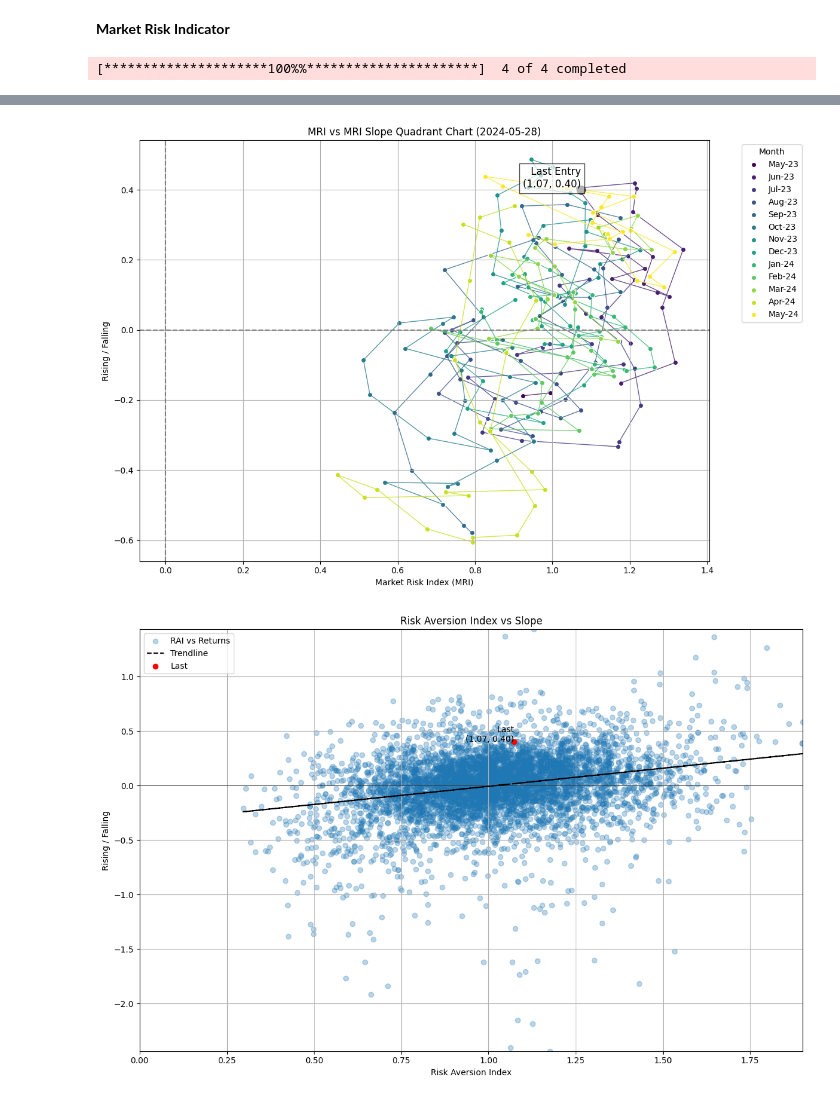
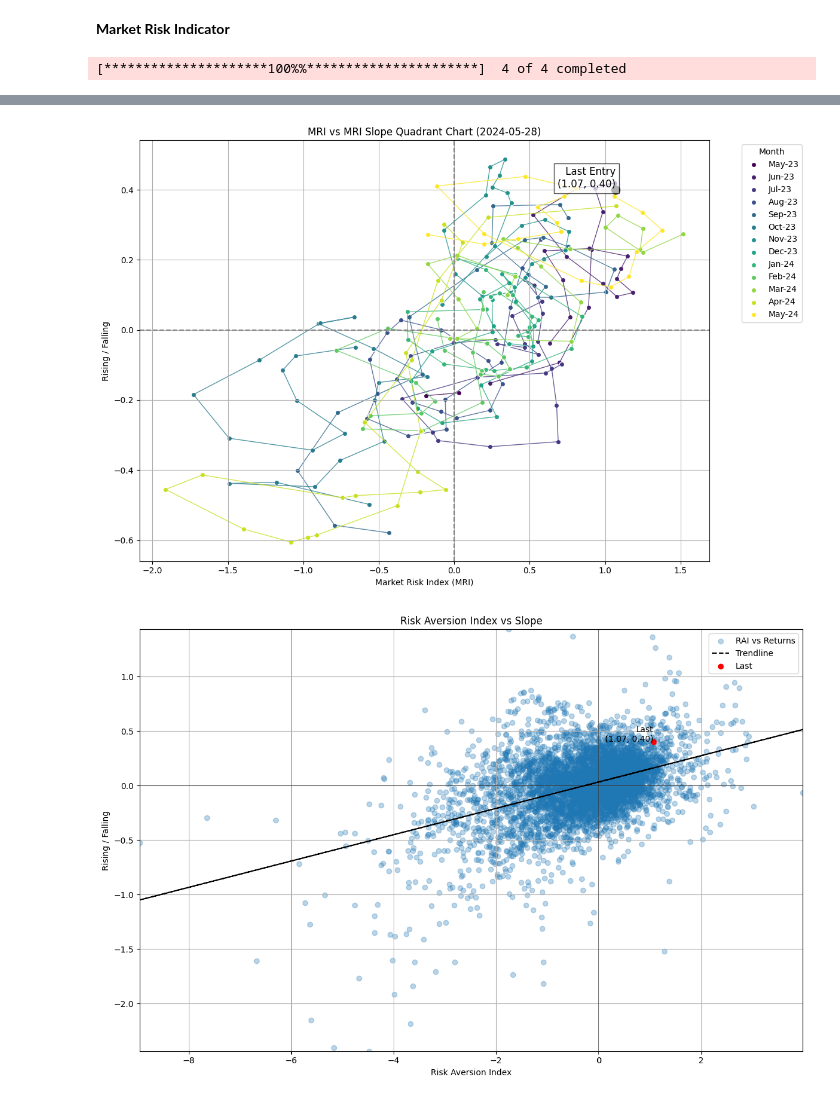
Before and after one commit to itssingh14/market_risk_index_dashboard, a Jupyter notebook: Codes/MRI.ipynb, the cells around one changed output, grey strips where cells are left out. Saved outputs shown, nothing was run; the diff lists cells and outputs as text; code cells hidden in the pictures.

```diff
--- a/Codes/MRI.ipynb
+++ b/Codes/MRI.ipynb
@@ -203,7 +203,7 @@ def plot_quadrant_chart(mri_dif, mri_slope, ticker):
     plt.figure(figsize=(12, 8))
 
     # Create DataFrame for plotting
-    df = pd.DataFrame({'MRI': mri_dif + 0.24, 'MRI Slope': mri_slope * 4}, index=pd.to_datetime(mri_dif.index))
+    df = pd.DataFrame({'MRI': mri_dif - 0.19, 'MRI Slope': mri_slope * 4}, index=pd.to_datetime(mri_dif.index))
 
     # Filter data for the last 12 months
     end_date = df.index.max()
@@ -244,7 +244,7 @@ def plot_quadrant_chart(mri_dif, mri_slope, ticker):
 
 def plot_risk_aversion_vs_returns(risk_aversion, returns, ticker):
     valid_mask = ~risk_aversion.isna() & ~returns.isna()
-    risk_aversion = risk_aversion[valid_mask] + 0.24
+    risk_aversion = risk_aversion[valid_mask] - 0.19
     returns = returns[valid_mask] * 4
 
     if risk_aversion.empty or returns.empty:
@@ -349,35 +349,35 @@ else:
     data_mri_fast = calculate_mri(data, lookback_periods_fast, slope_factor_fast)
     data_mri_slow = calculate_mri(data, lookback_periods_slow, slope_factor_slow)
 
     # Weighted average of fast and slow MRI
     data_mri_combined = (fast_weight * data_mri_fast + slow_weight * data_mri_slow)
     sign = np.sign(data_mri_combined)
 
     data_mri_combined = data_mri_combined.ffill().bfill()
 
     data_slope_fast = calculate_mri_slope(data_mri_combined, slope_factor_fast)
     data_slope_slow = calculate_mri_slope(data_mri_combined, slope_factor_slow)
     data_slope_combined = (fast_weight * data_slope_fast + slow_weight * data_slope_slow)
 
     data_rai_fast = calculate_risk_aversion_index(data, lookback_periods_fast)
     data_rai_slow = calculate_risk_aversion_index(data, lookback_periods_slow)
     data_rai_combined = (data_rai_fast + data_rai_slow) / 2
 
     daily_returns = data['^GSPC'].pct_change()
     mri_dif = data_mri_combined.diff()
 
     # Calculate new series
     risk_on, risk_off = calculate_risk(data, daily_returns, sign)
     ticker_performance = calculate_ticker_performance(data, daily_returns)
 
     # Plot results
     plot_data(data, data_mri_combined, gspc_ticker='^GSPC', start_date=start_date, end_date=end_date)
-    plot_quadrant_chart(data_rai_combined, data_slope_combined, selected_ticker)
-    plot_risk_aversion_vs_returns(data_rai_combined, data_slope_combined, selected_ticker)
+    plot_quadrant_chart(data_mri_combined, data_slope_combined, selected_ticker)
+    plot_risk_aversion_vs_returns(data_mri_combined, data_slope_combined, selected_ticker)
     plot_risk_on_risk_off_performance(risk_on, risk_off, ticker_performance, selected_ticker)
 # %% [output]
 [*********************100%%**********************]  4 of 4 completed
 [figure]
-[figure, old version]
+[figure, new version]
-[figure, old version]
+[figure, new version]
 [figure]
```
